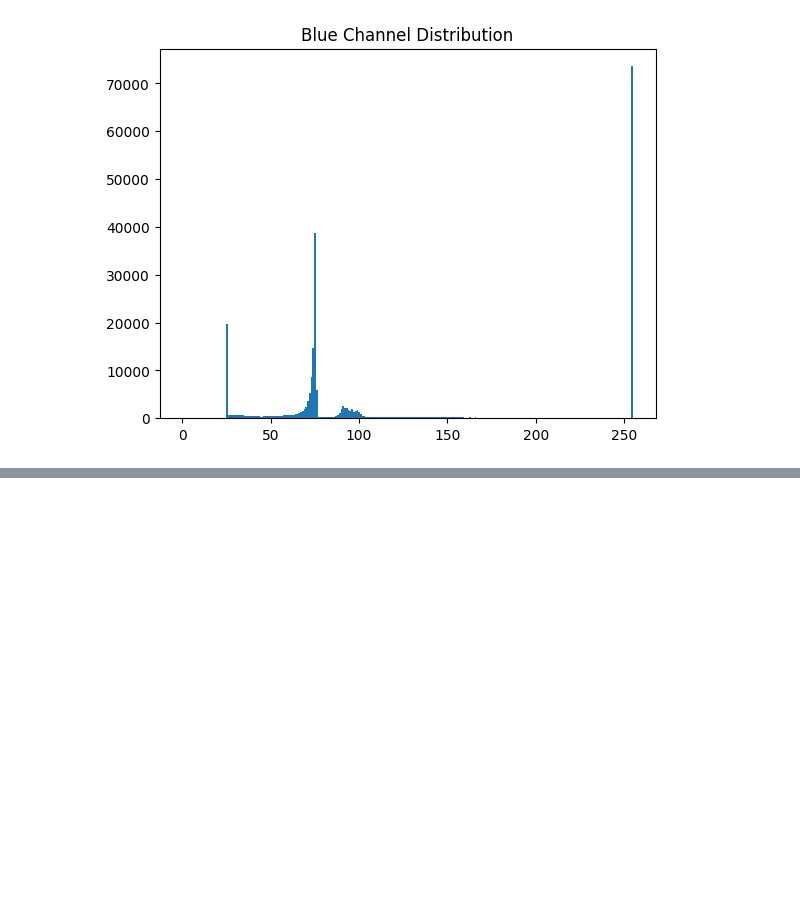
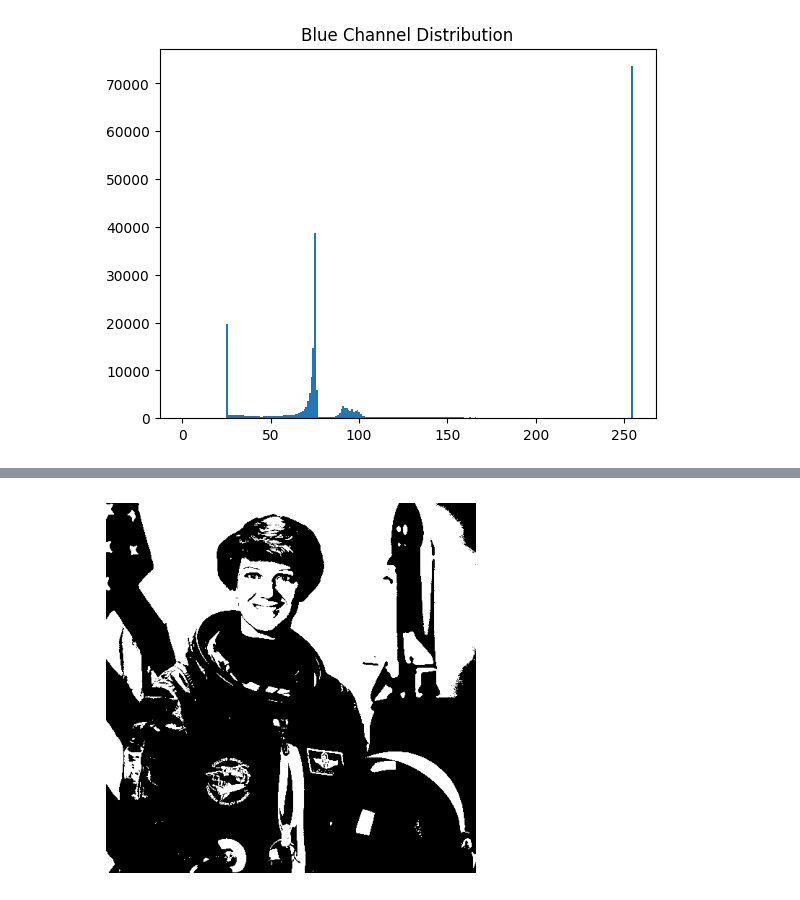
Before and after one commit to r-leyshon/image-processing, a Jupyter notebook: scikit-image/image-processing-with-skimage/01.intro.ipynb, the cells around one changed output, grey strips where cells are left out. Cells and saved outputs as stored; diff of their text form; code cells hidden in the pictures; blank space fills up the shorter version.

Commit message:
feat: Thresholding options

```diff
--- a/scikit-image/image-processing-with-skimage/01.intro.ipynb
+++ b/scikit-image/image-processing-with-skimage/01.intro.ipynb
@@ -106,0 +128,9 @@ plt.show()
+# %%
+thresh = 0.6
+thresh_astr = grayscale_astro < thresh
+plt.imshow(thresh_astr, cmap="Greys")
+plt.axis("off")
+plt.show()
+# manual trial and error in finding the threshold
+# %% [output]
+[figure, added]
```
Also changed, not shown: parts of 5 cells of this notebook.
